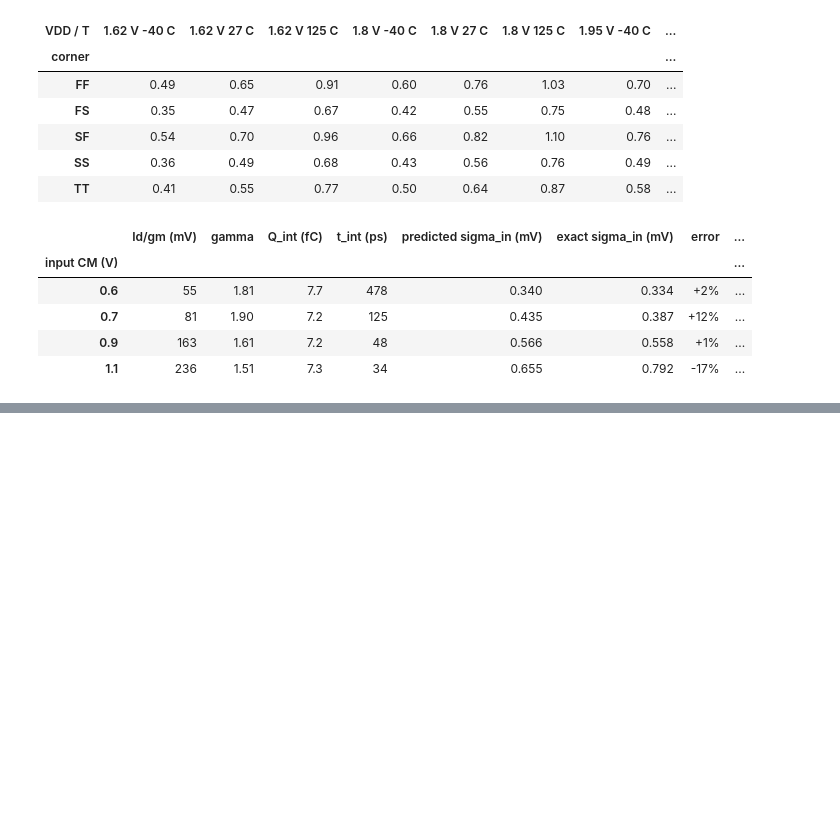
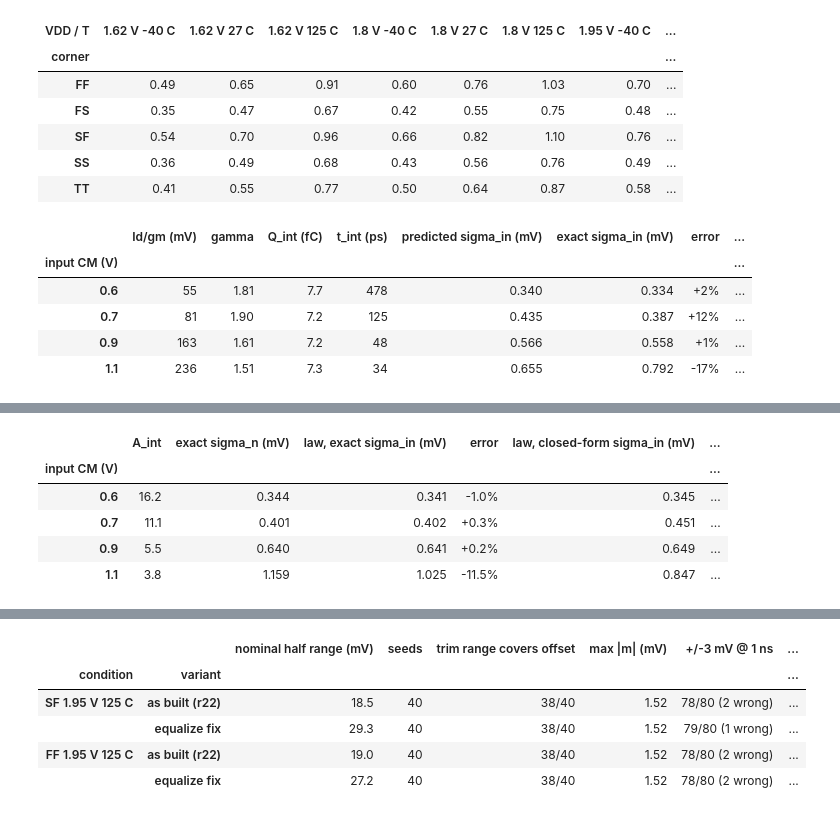
Before and after one commit to AVONZED/ISSCC27-submitted_notebooks-LinuxBasedOpenRF-, a Jupyter notebook: ISSCC27/submitted_notebooks/comparator_atlas/Comparator_Atlas.ipynb, the cells around one changed output, grey strips where cells are left out. Cells and saved outputs as stored; diff of their text form; code cells hidden in the pictures; blank space fills up the shorter version.

```diff
--- a/ISSCC27/submitted_notebooks/comparator_atlas/Comparator_Atlas.ipynb
+++ b/ISSCC27/submitted_notebooks/comparator_atlas/Comparator_Atlas.ipynb
@@ -1690,0 +1634,12 @@ retain their licenses.
+# %%
+display(ext.gain_law_table(extension))
+display(ext.memory_probe_table(extension))
+display(ext.memory_fix_table(extension))
+display(ext.fix_mc_table(extension))
+# %% [output]
+|  | A_int | exact sigma_n (mV) | law, exact sigma_in (mV) | error | law, closed-form sigma_in (mV) | ... |
+| input CM (V) |  |  |  |  |  | ... |
+| 0.6 | 16.2 | 0.344 | 0.341 | -1.0% | 0.345 | ... |
+| 0.7 | 11.1 | 0.401 | 0.402 | +0.3% | 0.451 | ... |
+| 0.9 | 5.5 | 0.640 | 0.641 | +0.2% | 0.649 | ... |
+| 1.1 | 3.8 | 1.159 | 1.025 | -11.5% | 0.847 | ... |
@@ -1690,0 +1658,6 @@ retain their licenses.
+|  |  | nominal half range (mV) | seeds | trim range covers offset | max |m| (mV) | +/-3 mV @ 1 ns | ... |
+| condition | variant |  |  |  |  |  | ... |
+| SF 1.95 V 125 C | as built (r22) | 18.5 | 40 | 38/40 | 1.52 | 78/80 (2 wrong) | ... |
+|  | equalize fix | 29.3 | 40 | 38/40 | 1.52 | 79/80 (1 wrong) | ... |
+| FF 1.95 V 125 C | as built (r22) | 19.0 | 40 | 38/40 | 1.52 | 78/80 (2 wrong) | ... |
+|  | equalize fix | 27.2 | 40 | 38/40 | 1.52 | 78/80 (2 wrong) | ... |
```
Also changed, not shown: parts of 9 cells of this notebook, 26 other files.
